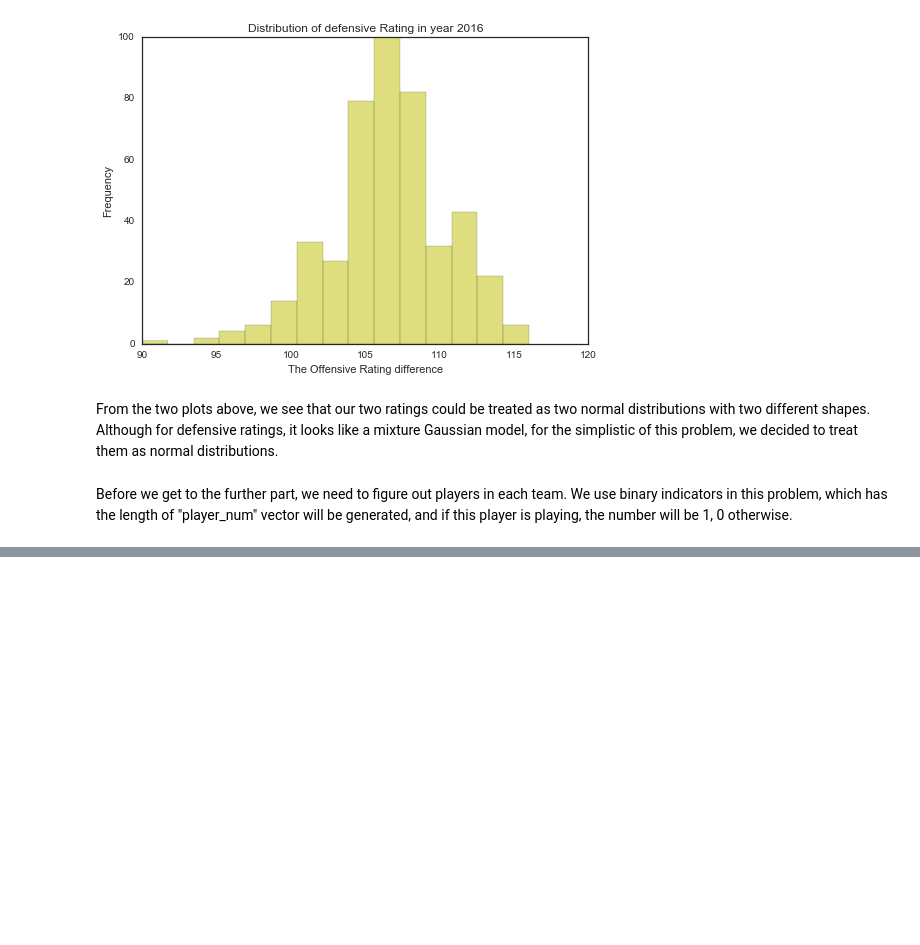
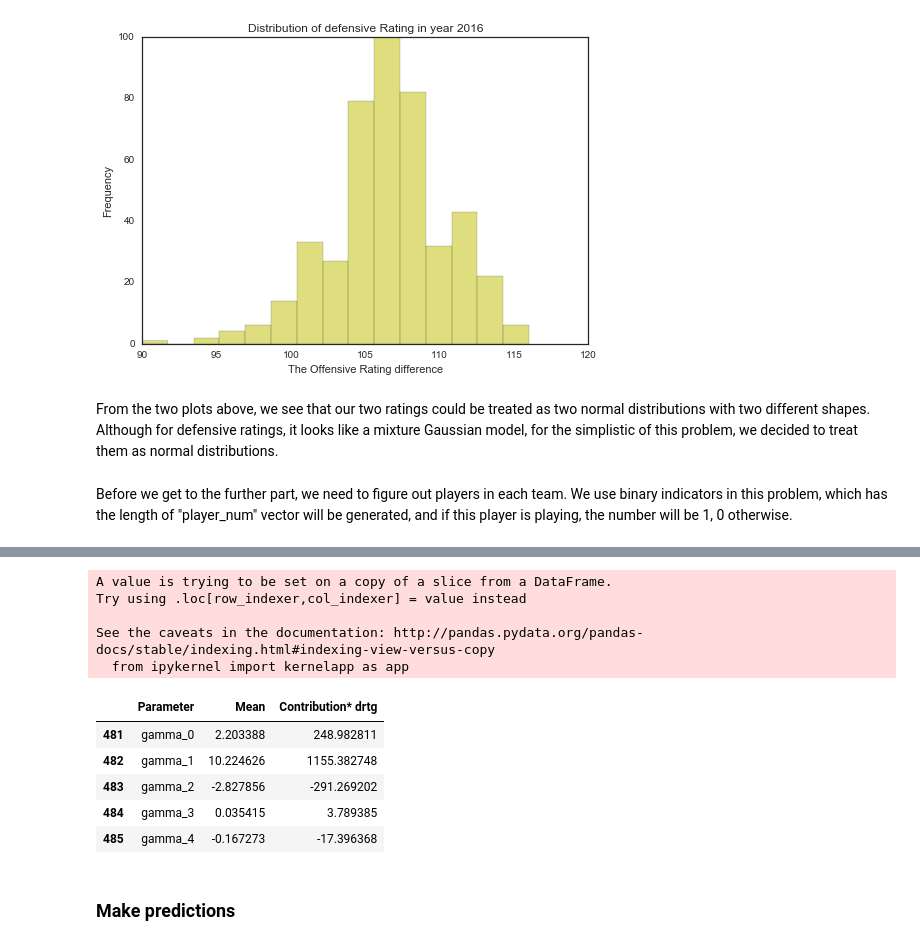
Before and after one commit to AM207Fantasy/am207, a Jupyter notebook: Pymc and Pooling.ipynb, the cells around one changed output, grey strips where cells are left out. Cells and saved outputs as stored; diff of their text form; code cells hidden in the pictures; blank space fills up the shorter version.

```diff
--- a/Pymc and Pooling.ipynb
+++ b/Pymc and Pooling.ipynb
@@ -232,0 +220,18 @@ array(['Monta Ellis', 'Ed Davis', 'Cliff Alexander', 'Gary Neal',
+# %%
+#Process gamma result
+gamma_result["Contribution* drtg"] = gamma_result[' Mean'] * drtg_values
+gamma_result.head()
+# %% [output]
+A value is trying to be set on a copy of a slice from a DataFrame.
+Try using .loc[row_indexer,col_indexer] = value instead
+
+See the caveats in the documentation: http://pandas.pydata.org/pandas-docs/stable/indexing.html#indexing-view-versus-copy
+  from ipykernel import kernelapp as app
+|  | Parameter | Mean | Contribution* drtg |
+| 481 | gamma_0 | 2.203388 | 248.982811 |
+| 482 | gamma_1 | 10.224626 | 1155.382748 |
+| 483 | gamma_2 | -2.827856 | -291.269202 |
+| 484 | gamma_3 | 0.035415 | 3.789385 |
+| 485 | gamma_4 | -0.167273 | -17.396368 |
+# %% [markdown]
+### Make predictions
```
Also changed, not shown: parts of 39 cells of this notebook, 1 other file.
